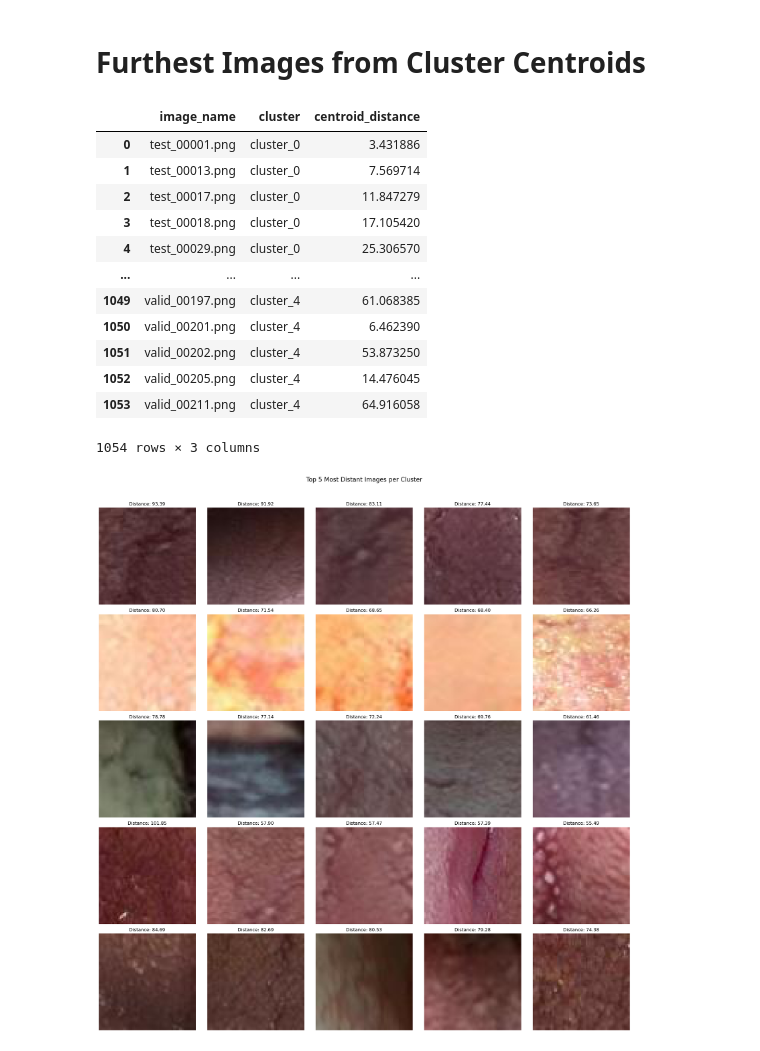
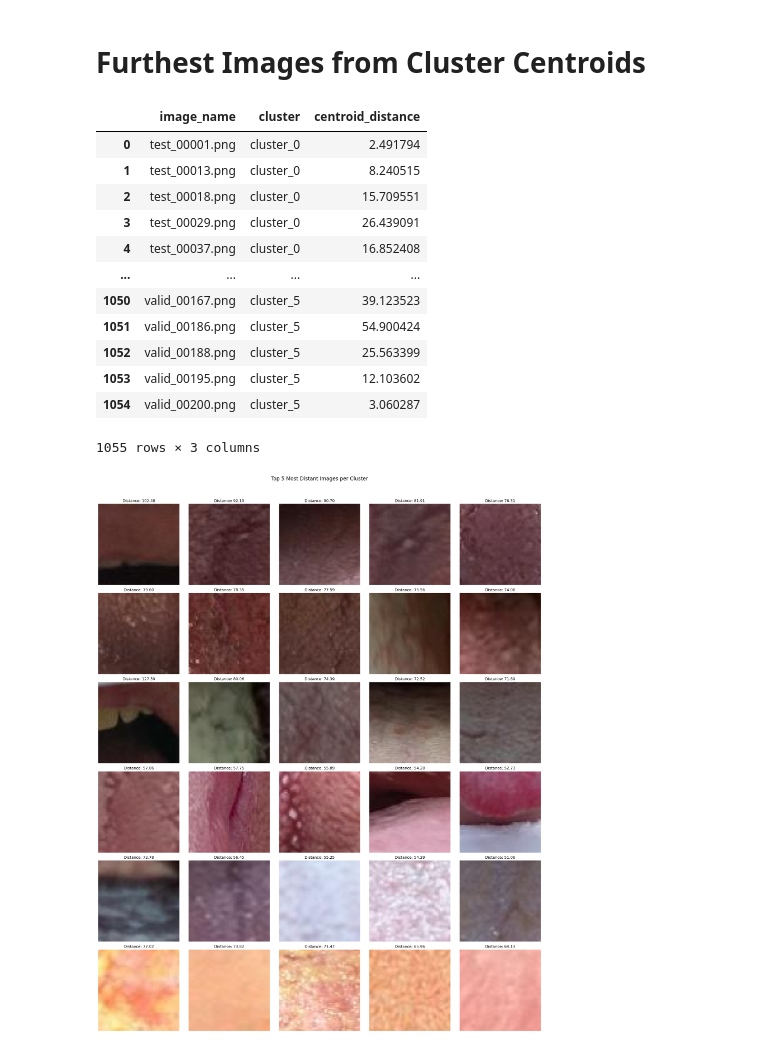
Before and after one commit to oyanchun/Synapxe-Tongue-Project, a Jupyter notebook: Model Development/clustering/Cluster Analysis (Coating).ipynb, the cells around one changed output. Cells and saved outputs as stored; diff of their text form; code cells hidden in the pictures.

```diff
--- a/Model Development/clustering/Cluster Analysis (Coating).ipynb
+++ b/Model Development/clustering/Cluster Analysis (Coating).ipynb
@@ -253,7 +253,7 @@ def visualize_clusters_average_colors(df_stats):
 # %% [markdown]
 # Cluster Statistics (All Pixels)
 # %%
-clusters_root_path = f"clusters/coating/{num_clusters}-clusters"
+clusters_root_path = f"clusters/coating_no_oversaturated/{num_clusters}-clusters"
 all_pixels_csv_file_path = f'clusters_statistics_all_pixels_coating_{num_clusters}.csv'
 
 df_stats_all_pixels = collect_statistics(clusters_root_path)
@@ -430,44 +446,44 @@ distances_df.to_csv(f'cluster_distances_coating_{num_clusters}.csv', index=False
 distances_df
 # %% [output]
 |  | image_name | cluster | centroid_distance |
-| 0 | test_00001.png | cluster_0 | 3.431886 |
-| 1 | test_00013.png | cluster_0 | 7.569714 |
-| 2 | test_00017.png | cluster_0 | 11.847279 |
-| 3 | test_00018.png | cluster_0 | 17.105420 |
-| 4 | test_00029.png | cluster_0 | 25.306570 |
+| 0 | test_00001.png | cluster_0 | 2.491794 |
+| 1 | test_00013.png | cluster_0 | 8.240515 |
+| 2 | test_00018.png | cluster_0 | 15.709551 |
+| 3 | test_00029.png | cluster_0 | 26.439091 |
+| 4 | test_00037.png | cluster_0 | 16.852408 |
 | ... | ... | ... | ... |
-| 1049 | valid_00197.png | cluster_4 | 61.068385 |
-| 1050 | valid_00201.png | cluster_4 | 6.462390 |
-| 1051 | valid_00202.png | cluster_4 | 53.873250 |
-| 1052 | valid_00205.png | cluster_4 | 14.476045 |
-| 1053 | valid_00211.png | cluster_4 | 64.916058 |
+| 1050 | valid_00167.png | cluster_5 | 39.123523 |
+| 1051 | valid_00186.png | cluster_5 | 54.900424 |
+| 1052 | valid_00188.png | cluster_5 | 25.563399 |
+| 1053 | valid_00195.png | cluster_5 | 12.103602 |
+| 1054 | valid_00200.png | cluster_5 | 3.060287 |
-1054 rows × 3 columns
+1055 rows × 3 columns
 # %%
 distances_df = pd.read_csv(f'cluster_distances_coating_{num_clusters}.csv')
 
 # Get unique clusters
 clusters = distances_df['cluster'].unique()
 
 # Create a figure with subplots for each cluster
 fig, axes = plt.subplots(len(clusters), 5, figsize=(20, 4*len(clusters)))
 
 # For each cluster
 for cluster_idx, cluster in enumerate(clusters):
     # Get cluster-specific data
     cluster_data = distances_df[distances_df['cluster'] == cluster]
 
     # Get top 5 distant images for this cluster
     top_5_cluster = cluster_data.nlargest(5, 'centroid_distance')
 
     # Plot each image
     for img_idx, (_, row) in enumerate(top_5_cluster.iterrows()):
-        img = plt.imread(f'clusters/coating/{num_clusters}-clusters/' + row['cluster'] + '/' + row['image_name'])
+        img = plt.imread(f'clusters/coating_no_oversaturated/{num_clusters}-clusters/' + row['cluster'] + '/' + row['image_name'])
         axes[cluster_idx, img_idx].imshow(img)
         axes[cluster_idx, img_idx].set_title(f"Distance: {row['centroid_distance']:.2f}")
         axes[cluster_idx, img_idx].axis('off')
 
 plt.suptitle('Top 5 Most Distant Images per Cluster', fontsize=16, y=1.02)
 plt.tight_layout()
 plt.show()
 # %% [output]
-[figure, old version]
+[figure, new version]
```
Also changed, not shown: parts of 5 cells of this notebook, 22 other files.
